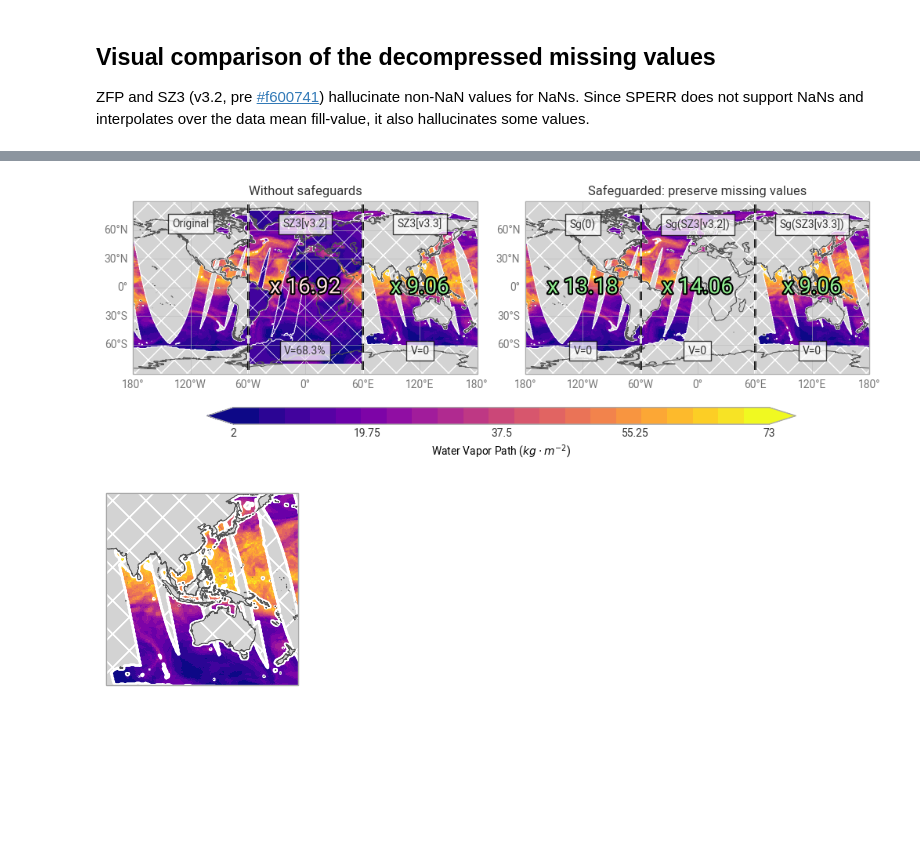
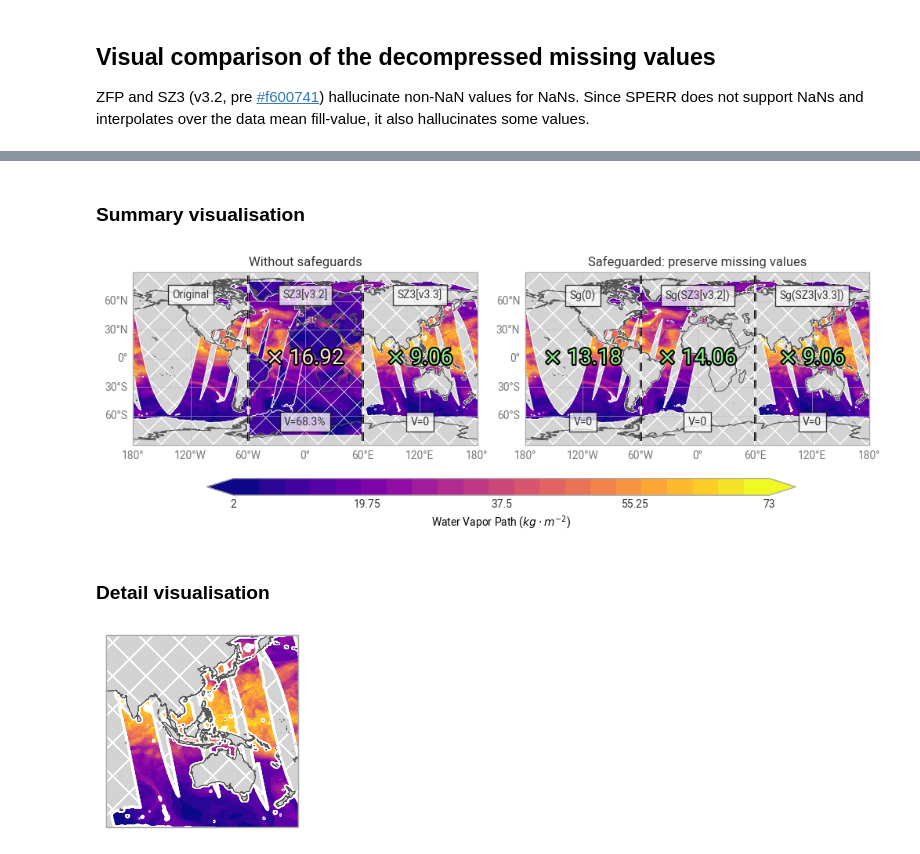
Before and after one commit to juntyr/compression-safeguards, a Jupyter notebook: examples/nan.ipynb, the cells around one changed output, grey strips where cells are left out. Cells and saved outputs as stored; diff of their text form; code cells hidden in the pictures; blank space fills up the shorter version.

```diff
--- a/examples/nan.ipynb
+++ b/examples/nan.ipynb
@@ -589,3 +595,5 @@ wvpa_table
+# %% [markdown]
+### Summary visualisation
 # %%
 fig = earthkit.plots.Figure(
     size=(10, 5),
@@ -672,7 +680,7 @@ t.set_bbox(dict(facecolor="white", alpha=0.75, edgecolor="black"))
 t = chart.ax.text(
     0.5,
     0.5,
-    f"x {np.round(wvpa_sz3_2_cr, 2)}",
+    rf"$\times$ {np.round(wvpa_sz3_2_cr, 2)}",
     ha="center",
     va="center",
     transform=chart.ax.transAxes,
@@ -735,7 +743,7 @@ t.set_bbox(dict(facecolor="white", alpha=0.75, edgecolor="black"))
 t = chart.ax.text(
     5 / 6,
     0.5,
-    f"x {np.round(wvpa_sz3_3_cr, 2)}",
+    rf"$\times$ {np.round(wvpa_sz3_3_cr, 2)}",
     ha="center",
     va="center",
     transform=chart.ax.transAxes,
@@ -846,7 +854,7 @@ t.set_bbox(dict(facecolor="white", alpha=0.75, edgecolor="black"))
 t = chart.ax.text(
     1 / 6,
     0.5,
-    f"x {np.round(wvpa_sg_cr['zero'], 2)}",
+    rf"$\times$ {np.round(wvpa_sg_cr['zero'], 2)}",
     ha="center",
     va="center",
     transform=chart.ax.transAxes,
@@ -912,7 +920,7 @@ t.set_bbox(dict(facecolor="white", alpha=0.75, edgecolor="black"))
 t = chart.ax.text(
     0.5,
     0.5,
-    f"x {np.round(wvpa_sg_cr['sz3.2.rs'], 2)}",
+    rf"$\times$ {np.round(wvpa_sg_cr['sz3.2.rs'], 2)}",
     ha="center",
     va="center",
     transform=chart.ax.transAxes,
@@ -978,7 +986,7 @@ t.set_bbox(dict(facecolor="white", alpha=0.75, edgecolor="black"))
 t = chart.ax.text(
     5 / 6,
     0.5,
-    f"x {np.round(wvpa_sg_cr['sz3.3.rs'], 2)}",
+    rf"$\times$ {np.round(wvpa_sg_cr['sz3.3.rs'], 2)}",
     ha="center",
     va="center",
     transform=chart.ax.transAxes,
@@ -1016,34 +1024,36 @@ chart.contour(
     z=np.isnan(da).values,
     colors=["none"],
     linecolors=["white"],
     levels=[-0.5, 0.9, 1.5],
     legend_style=None,
     labels=False,
     zorder=-10,
 )
 
 chart.ax.set_rasterization_zorder(-10)
 
 chart.ax.axvline(-60, c="white", ls=(2, (4, 4)), lw=2)
 chart.ax.axvline(-60, c="black", ls=(6, (4, 4)), lw=2)
 chart.ax.axvline(+60, c="white", ls=(2, (4, 4)), lw=2)
 chart.ax.axvline(+60, c="black", ls=(6, (4, 4)), lw=2)
 
 for m in earthkit.plots.schemas.schema.quickmap_subplot_workflow:
     if m != "title":
         getattr(chart, m)()
 
 for m in earthkit.plots.schemas.schema.quickmap_figure_workflow:
     if m != "legend":
         getattr(chart, m)()
 
 chart.title("Safeguarded: preserve missing values")
 
 fig.legend()
 
 fig.save("nan-summary.pdf")
 # %% [output]
-[figure, old version]
+[figure, new version]
+# %% [markdown]
+### Detail visualisation
 # %%
 for key, da in {
     "original": wvpa,
```
Also changed, not shown: parts of 4 cells of this notebook.
